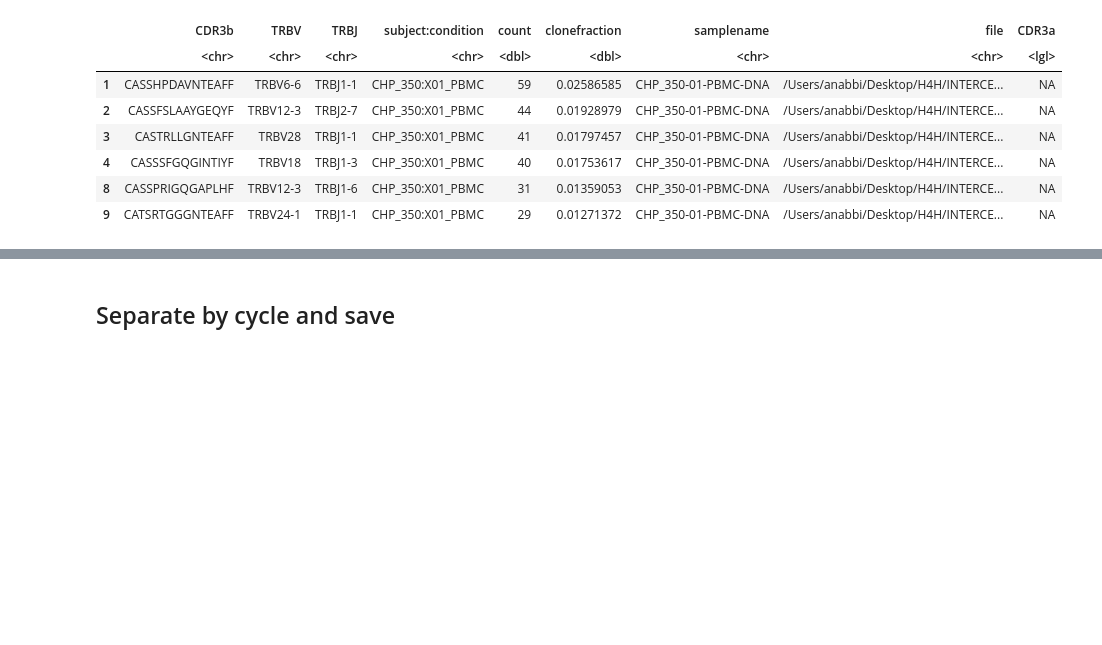
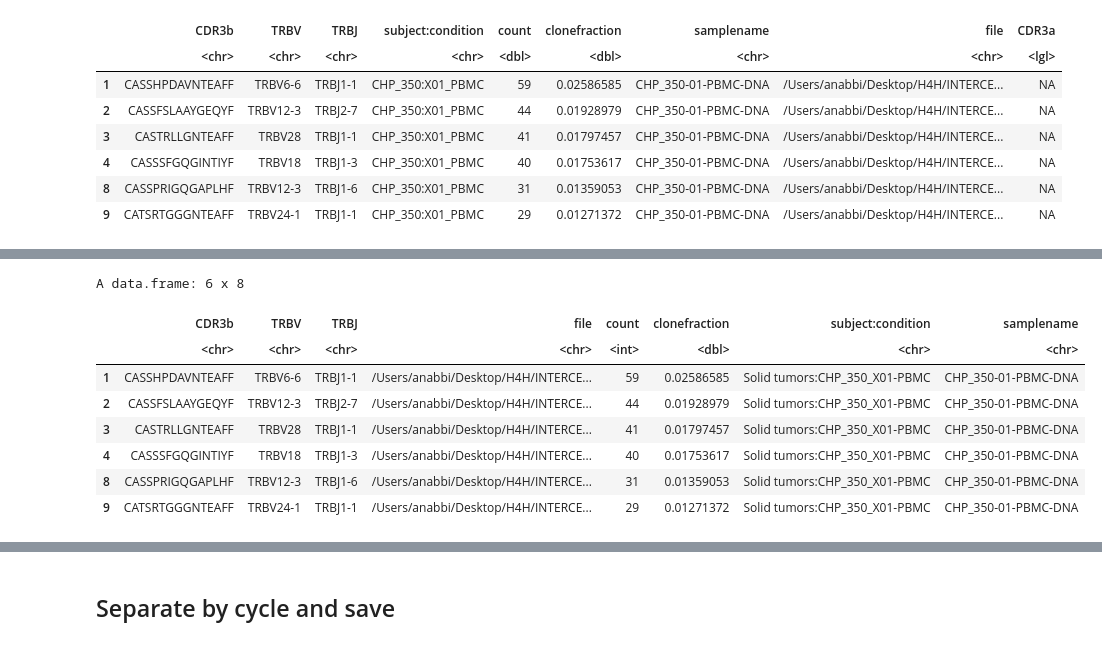
Before and after one commit to pughlab/ped_CapTCRseq, a Jupyter notebook: notebooks/12_GLIPH_input.ipynb, the cells around one changed output, grey strips where cells are left out. Drawn from its saved outputs; the diff is of its cells as text; code cells hidden in the pictures; blank space fills up the shorter version.

```diff
--- a/notebooks/12_GLIPH_input.ipynb
+++ b/notebooks/12_GLIPH_input.ipynb
@@ -331,0 +430,12 @@ A data.frame: 6 x 9
+# %%
+head(int_all)
+# %% [output]
+A data.frame: 6 x 8
+|  | CDR3b | TRBV | TRBJ | file | count | clonefraction | subject:condition | samplename |
+|  | <chr> | <chr> | <chr> | <chr> | <int> | <dbl> | <chr> | <chr> |
+| 1 | CASSHPDAVNTEAFF | TRBV6-6 | TRBJ1-1 | /Users/anabbi/Desktop/H4H/INTERCE... | 59 | 0.02586585 | Solid tumors:CHP_350_X01-PBMC | CHP_350-01-PBMC-DNA |
+| 2 | CASSFSLAAYGEQYF | TRBV12-3 | TRBJ2-7 | /Users/anabbi/Desktop/H4H/INTERCE... | 44 | 0.01928979 | Solid tumors:CHP_350_X01-PBMC | CHP_350-01-PBMC-DNA |
+| 3 | CASTRLLGNTEAFF | TRBV28 | TRBJ1-1 | /Users/anabbi/Desktop/H4H/INTERCE... | 41 | 0.01797457 | Solid tumors:CHP_350_X01-PBMC | CHP_350-01-PBMC-DNA |
+| 4 | CASSSFGQGINTIYF | TRBV18 | TRBJ1-3 | /Users/anabbi/Desktop/H4H/INTERCE... | 40 | 0.01753617 | Solid tumors:CHP_350_X01-PBMC | CHP_350-01-PBMC-DNA |
+| 8 | CASSPRIGQGAPLHF | TRBV12-3 | TRBJ1-6 | /Users/anabbi/Desktop/H4H/INTERCE... | 31 | 0.01359053 | Solid tumors:CHP_350_X01-PBMC | CHP_350-01-PBMC-DNA |
+| 9 | CATSRTGGGNTEAFF | TRBV24-1 | TRBJ1-1 | /Users/anabbi/Desktop/H4H/INTERCE... | 29 | 0.01271372 | Solid tumors:CHP_350_X01-PBMC | CHP_350-01-PBMC-DNA |
```
Also changed, not shown: parts of 19 cells of this notebook, 5 other files.
